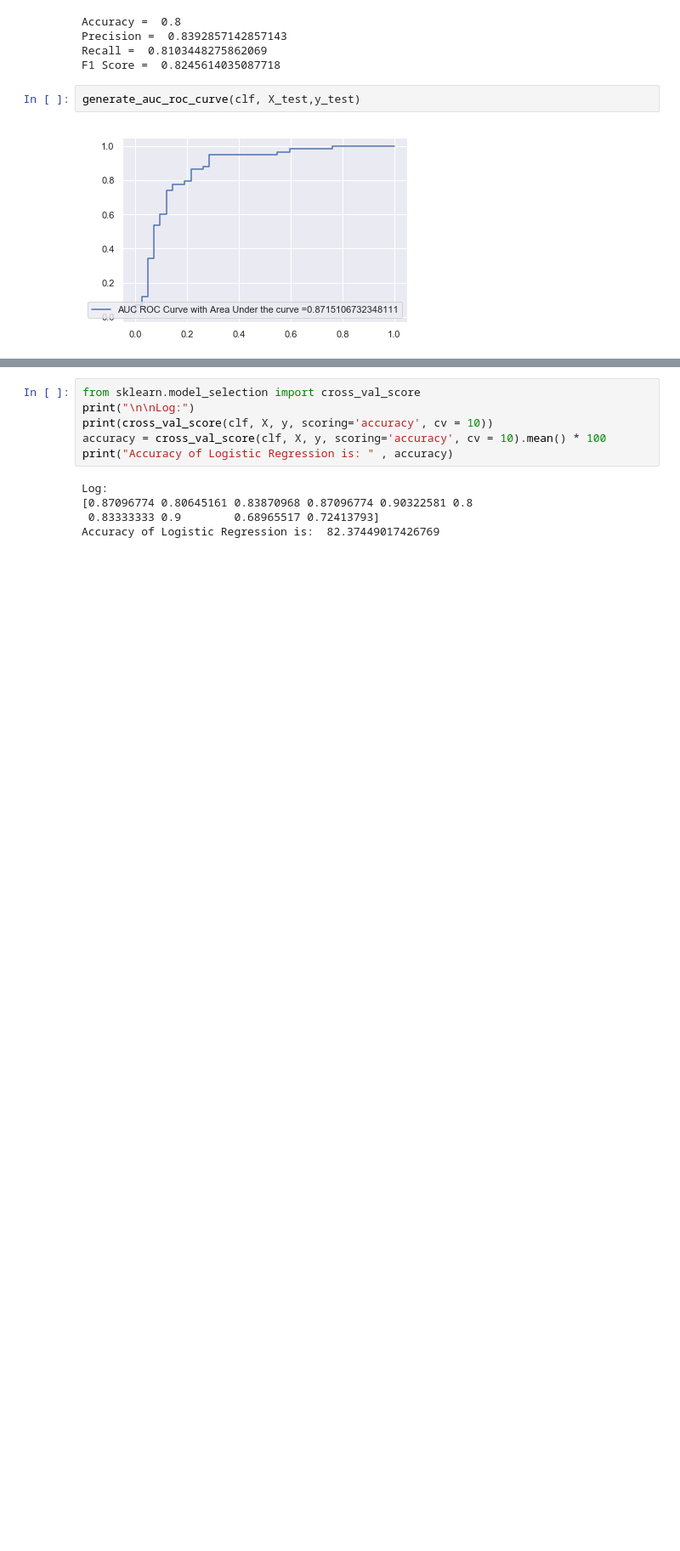
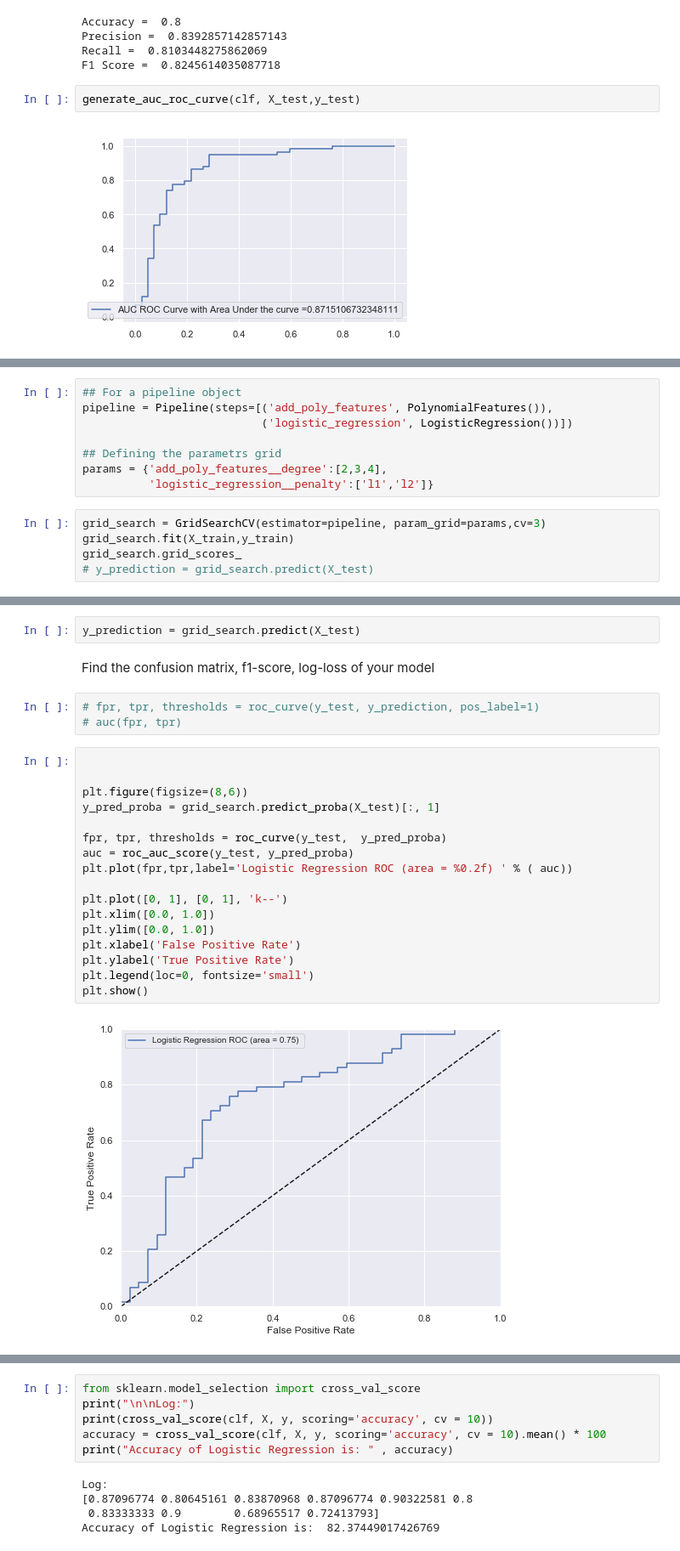
Before and after one commit to divya-r-kamat/classification, a Jupyter notebook: Heart Healthy/Heart Healthy.ipynb, the cells around one changed output, grey strips where cells are left out. Shown: that part at 85% size. Cells and saved outputs as stored; diff of their text form; blank space fills up the shorter version.

```diff
--- a/Heart Healthy/Heart Healthy.ipynb
+++ b/Heart Healthy/Heart Healthy.ipynb
@@ -139,0 +150,13 @@ generate_auc_roc_curve(clf, X_test,y_test)
+# %%
+## For a pipeline object
+pipeline = Pipeline(steps=[('add_poly_features', PolynomialFeatures()),
+                           ('logistic_regression', LogisticRegression())])
+
+## Defining the parametrs grid
+params = {'add_poly_features__degree':[2,3,4],
+          'logistic_regression__penalty':['l1','l2']}
+# %%
+grid_search = GridSearchCV(estimator=pipeline, param_grid=params,cv=3)
+grid_search.fit(X_train,y_train)
+grid_search.grid_scores_
+# y_prediction = grid_search.predict(X_test)
@@ -139,0 +190,26 @@ generate_auc_roc_curve(clf, X_test,y_test)
+# %%
+y_prediction = grid_search.predict(X_test)
+# %% [markdown]
+Find the confusion matrix, f1-score, log-loss of your model
+# %%
+# fpr, tpr, thresholds = roc_curve(y_test, y_prediction, pos_label=1)
+# auc(fpr, tpr)
+# %%
+
+
+plt.figure(figsize=(8,6))
+y_pred_proba = grid_search.predict_proba(X_test)[:, 1]
+
+fpr, tpr, thresholds = roc_curve(y_test,  y_pred_proba)
+auc = roc_auc_score(y_test, y_pred_proba)
+plt.plot(fpr,tpr,label='Logistic Regression ROC (area = %0.2f) ' % ( auc))
+
+plt.plot([0, 1], [0, 1], 'k--')
+plt.xlim([0.0, 1.0])
+plt.ylim([0.0, 1.0])
+plt.xlabel('False Positive Rate')
+plt.ylabel('True Positive Rate')
+plt.legend(loc=0, fontsize='small')
+plt.show()
+# %% [output]
+[figure, added]
```
Also changed, not shown: parts of 12 cells of this notebook.
